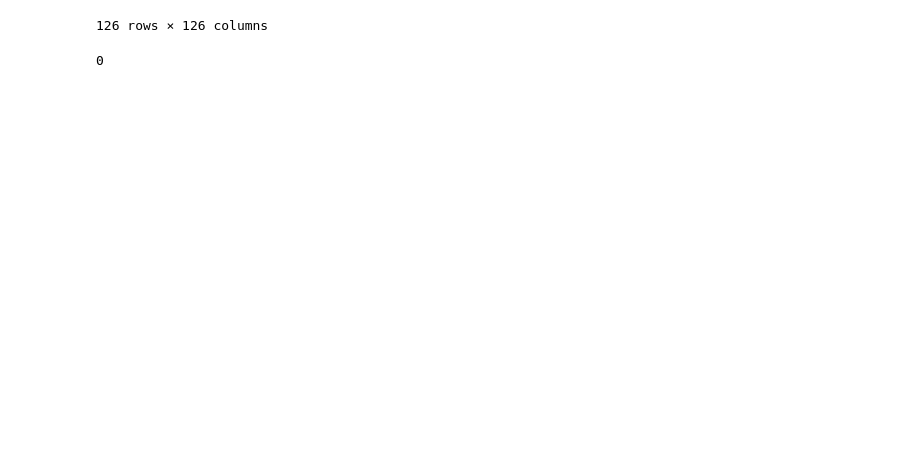
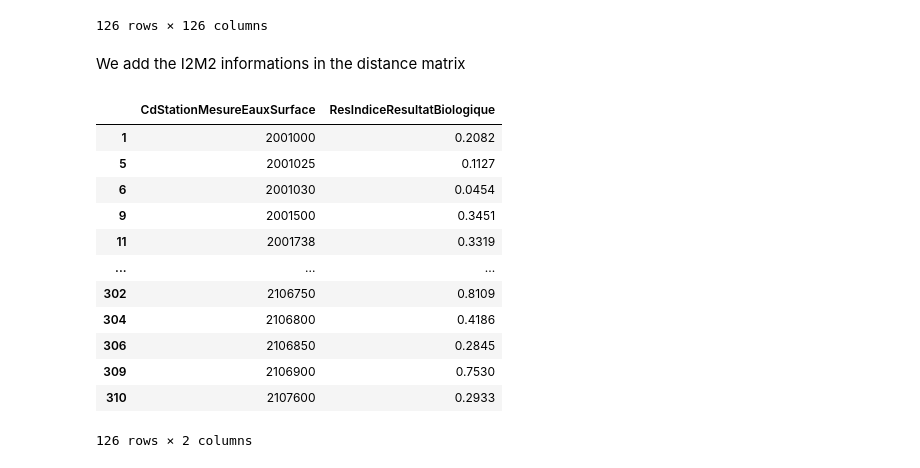
Before and after one commit to PotOfJam/Projet_eau, a Jupyter notebook: Projet_eau_pre_ortho.ipynb, the cells around one changed output. Cells and saved outputs as stored; diff of their text form; code cells hidden in the pictures; blank space fills up the shorter version.

```diff
--- a/Projet_eau_pre_ortho.ipynb
+++ b/Projet_eau_pre_ortho.ipynb
@@ -303,7 +303,38 @@ distance_df
 | 2106900 | 0.646 | 1.538 | 1.350 | 1.608 | 1.776 | 1.099 | 1.719 | 2.418 | 3.041 | 0.898 | 1.386 | ... |
 | 2107600 | 0.720 | 1.151 | 1.188 | 2.079 | 2.158 | 1.154 | 1.406 | 2.538 | 2.805 | 0.987 | 1.253 | ... |
 126 rows × 126 columns
-# %%
-distance_df.isna().sum().sum()
-# %% [output]
-0
+# %% [markdown]
+We add the I2M2 informations in the distance matrix
+# %%
+analyses_I2M2 = pd.read_csv("./naiades_export_I2M2/ResultatsBiologiques.CSV",sep=";",parse_dates=["DateDebutOperationPrelBio"])
+analyses_I2M2 = analyses_I2M2[pd.to_datetime(analyses_I2M2['DateDebutOperationPrelBio']).dt.year != 2022]
+analyses_I2M2 = analyses_I2M2[pd.to_datetime(analyses_I2M2['DateDebutOperationPrelBio']).dt.year != 2023]
+new_df = analyses_I2M2.loc[:, ['CdStationMesureEauxSurface', 'ResIndiceResultatBiologique', 'DateDebutOperationPrelBio']]
+new_df = new_df[pd.to_datetime(new_df['DateDebutOperationPrelBio']).dt.year == 2021]
+new_df = new_df[new_df['CdStationMesureEauxSurface'].isin(shared_station)]
+
+# We want to filter the CdStationMesureEauxSurface that are represented more than one time to only keep one of each
+ids_to_filter = new_df['CdStationMesureEauxSurface'].value_counts()[new_df['CdStationMesureEauxSurface'].value_counts() > 1].index
+# Then, for each CdStationMesureEauxSurface that are multi-reprensented, we keep only the one with the newest data
+indices_to_remove = new_df[new_df['CdStationMesureEauxSurface'].isin(ids_to_filter)].groupby('CdStationMesureEauxSurface')['DateDebutOperationPrelBio'].idxmin()
+
+new_df = new_df.loc[:, ['CdStationMesureEauxSurface', 'ResIndiceResultatBiologique']]
+
+# Drop the corresponding rows from the DataFrame
+new_df = new_df.drop(indices_to_remove)
+
+new_df
+# %% [output]
+|  | CdStationMesureEauxSurface | ResIndiceResultatBiologique |
+| 1 | 2001000 | 0.2082 |
+| 5 | 2001025 | 0.1127 |
+| 6 | 2001030 | 0.0454 |
+| 9 | 2001500 | 0.3451 |
+| 11 | 2001738 | 0.3319 |
+| ... | ... | ... |
+| 302 | 2106750 | 0.8109 |
+| 304 | 2106800 | 0.4186 |
+| 306 | 2106850 | 0.2845 |
+| 309 | 2106900 | 0.7530 |
+| 310 | 2107600 | 0.2933 |
+126 rows × 2 columns
```
Also changed, not shown: parts of 10 cells of this notebook.
